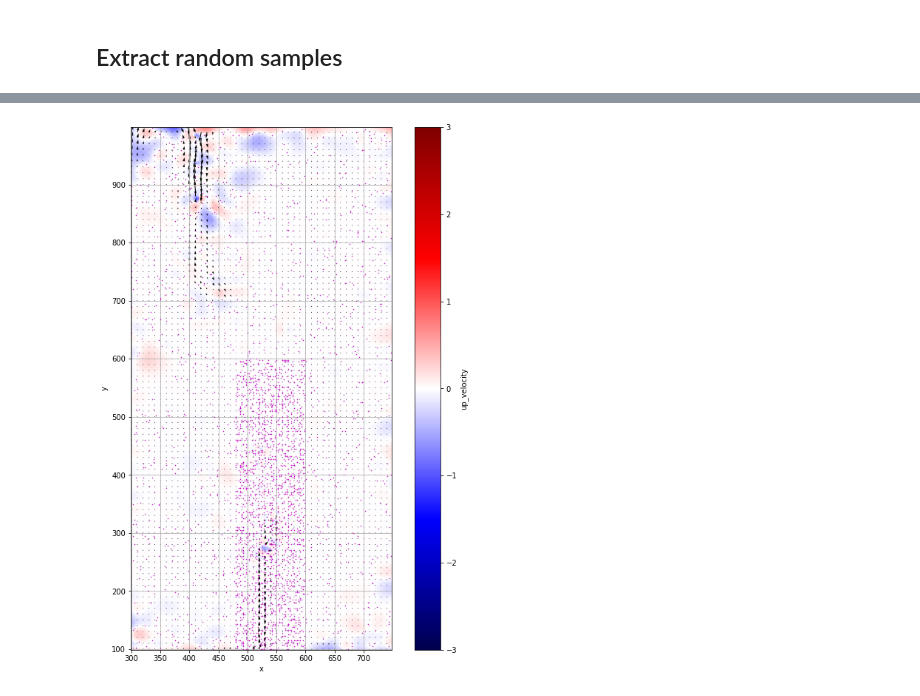
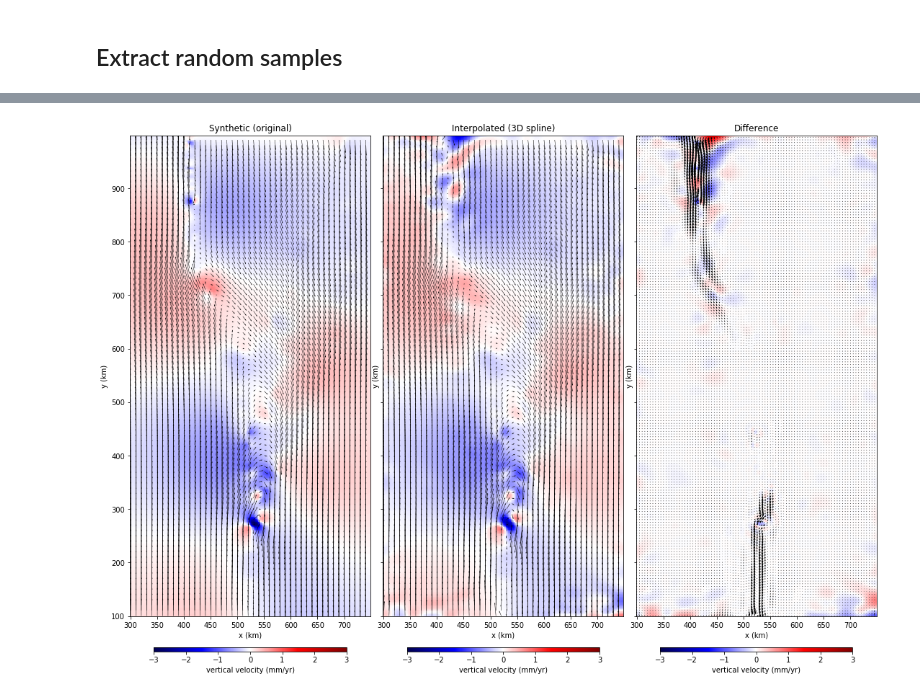
Before and after one commit to leouieda/agu2018, a Jupyter notebook: code/notebooks/synthetic.ipynb, the cells around one changed output, grey strips where cells are left out. Drawn from its saved outputs; the diff is of its cells as text; code cells hidden in the pictures.

```diff
--- a/code/notebooks/synthetic.ipynb
+++ b/code/notebooks/synthetic.ipynb
@@ -60,7 +41,10 @@ Extract some useful values from the grid, like grid spacing, region, and coordin
 # %%
 region = vd.get_region((grid.easting, grid.northing))
-spacing = (grid.easting.values[1] - grid.easting.values[0], grid.northing.values[1] - grid.northing.values[0])
+spacing = (grid.easting.values[1] - grid.easting.values[0],
+           grid.northing.values[1] - grid.northing.values[0])
 grid_coords = np.meshgrid(grid.easting, grid.northing)
+# We need the underlying numpy arrays ("values") because the computational core (numba)
+# doesn't play well with xarray.DataArray/
 grid_components = (grid.east_velocity.values, grid.north_velocity.values, grid.up_velocity.values)
 print(spacing)
 # %% [output]
@@ -157,12 +134,8 @@ ax.set_aspect("equal")
-# %%
-plt.figure(figsize=figsize)
-ax = plt.subplot(111)
-diff = grid - grid_spl
-diff.up_velocity.plot.pcolormesh(vmin=-maxabs, vmax=maxabs, cmap="seismic")
-ax.plot(data.easting, data.northing, "m.", markersize=1)
-down = diff.isel(easting=slice(None, None, every), northing=slice(None, None, every))
-ax.quiver(down.easting, down.northing, down.east_velocity, down.north_velocity, scale=qscale, width=qwidth*2)
-ax.set_aspect("equal")
-ax.grid()
-# %% [output]
-[figure, removed]
+# %%
+fig, axes = plt.subplots(1, 3, figsize=(15, 12), sharey=True)
+plot_data(grid, ax=axes[0]).set_title("Synthetic (original)")
+plot_data(grid_spl, ax=axes[1]).set_title("Interpolated (3D spline)")
+plot_data(grid - grid_spl, ax=axes[2], quiver_width=0.003, every_arrow=2).set_title("Difference")
+plt.tight_layout(pad=0)
+# %% [output]
+[figure, added]
```
Also changed, not shown: parts of 21 cells of this notebook.
